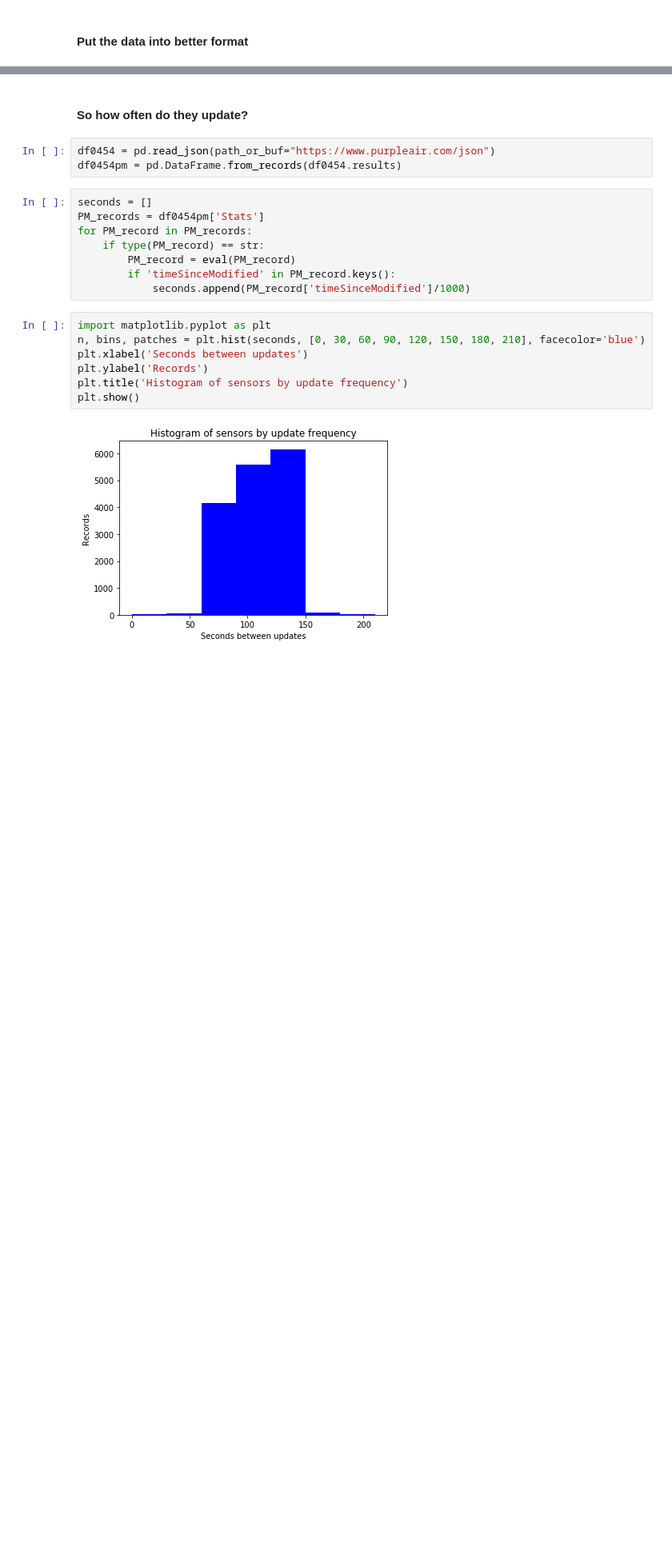
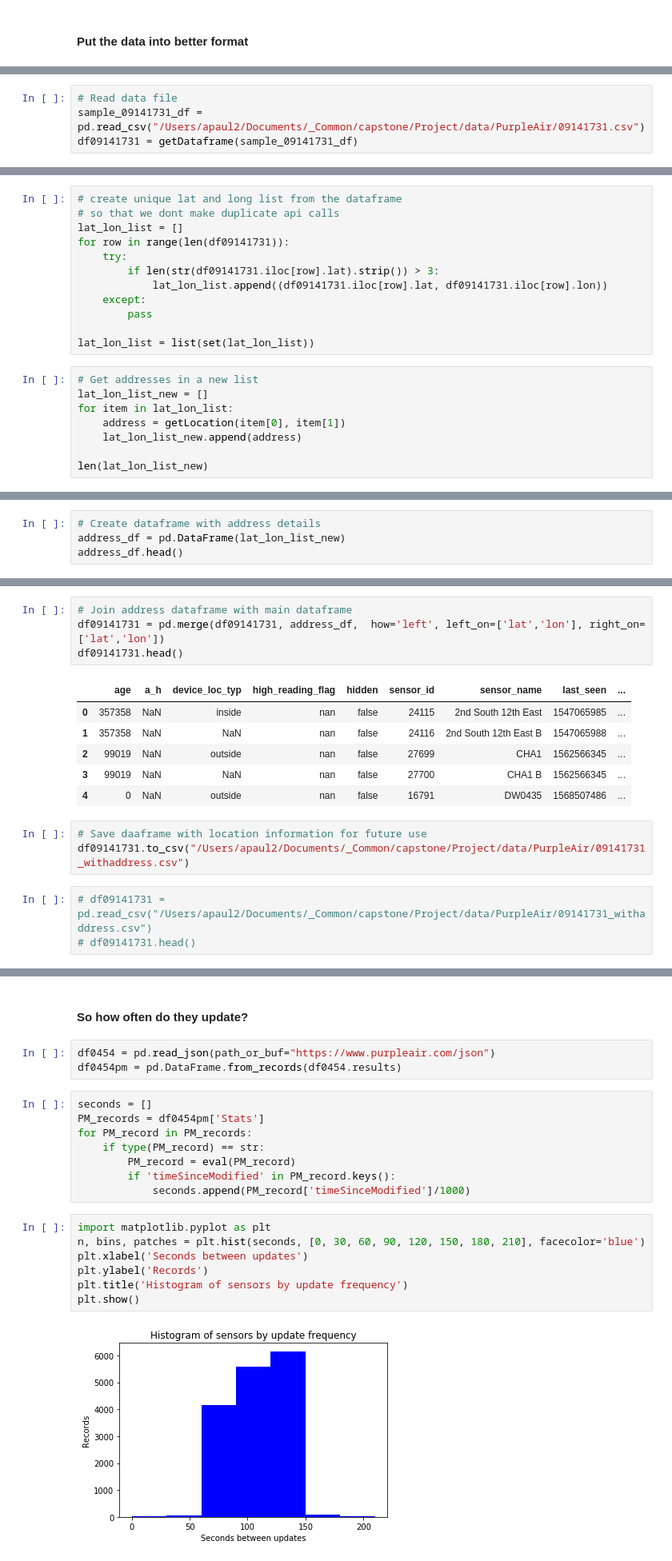
Before and after one commit to arnoldyb/air_pollution, a Jupyter notebook: initial_looks/PurpleAir_initial_look.ipynb, the cells around one changed output, grey strips where cells are left out. Shown at 80% size. Drawn from its saved outputs; the diff is of its cells as text; blank space fills up the shorter version.

```diff
--- a/initial_looks/PurpleAir_initial_look.ipynb
+++ b/initial_looks/PurpleAir_initial_look.ipynb
@@ -258,0 +246,4 @@ There are 17388 sensors total, and 10 have new data after one minute.
+# %%
+# Read data file
+sample_09141731_df = pd.read_csv("/Users/apaul2/Documents/_Common/capstone/Project/data/PurpleAir/09141731.csv")
+df09141731 = getDataframe(sample_09141731_df)
@@ -258,0 +281,20 @@ There are 17388 sensors total, and 10 have new data after one minute.
+# %%
+# create unique lat and long list from the dataframe
+# so that we dont make duplicate api calls
+lat_lon_list = []
+for row in range(len(df09141731)):
+    try:
+        if len(str(df09141731.iloc[row].lat).strip()) > 3:
+            lat_lon_list.append((df09141731.iloc[row].lat, df09141731.iloc[row].lon))
+    except:
+        pass
+
+lat_lon_list = list(set(lat_lon_list))
+# %%
+# Get addresses in a new list
+lat_lon_list_new = []
+for item in lat_lon_list:
+    address = getLocation(item[0], item[1])
+    lat_lon_list_new.append(address)
+
+len(lat_lon_list_new)
@@ -258,0 +303,4 @@ There are 17388 sensors total, and 10 have new data after one minute.
+# %%
+# Create dataframe with address details
+address_df = pd.DataFrame(lat_lon_list_new)
+address_df.head()
@@ -258,0 +314,17 @@ There are 17388 sensors total, and 10 have new data after one minute.
+# %%
+# Join address dataframe with main dataframe
+df09141731 = pd.merge(df09141731, address_df,  how='left', left_on=['lat','lon'], right_on=['lat','lon'])
+df09141731.head()
+# %% [output]
+|  | age | a_h | device_loc_typ | high_reading_flag | hidden | sensor_id | sensor_name | last_seen | ... |
+| 0 | 357358 | NaN | inside | nan | false | 24115 | 2nd South 12th East | 1547065985 | ... |
+| 1 | 357358 | NaN | NaN | nan | false | 24116 | 2nd South 12th East B | 1547065988 | ... |
+| 2 | 99019 | NaN | outside | nan | false | 27699 | CHA1 | 1562566345 | ... |
+| 3 | 99019 | NaN | NaN | nan | false | 27700 | CHA1 B | 1562566345 | ... |
+| 4 | 0 | NaN | outside | nan | false | 16791 | DW0435 | 1568507486 | ... |
+# %%
+# Save daaframe with location information for future use
+df09141731.to_csv("/Users/apaul2/Documents/_Common/capstone/Project/data/PurpleAir/09141731_withaddress.csv")
+# %%
+# df09141731 = pd.read_csv("/Users/apaul2/Documents/_Common/capstone/Project/data/PurpleAir/09141731_withaddress.csv")
+# df09141731.head()
```
Also changed, not shown: parts of 70 cells of this notebook.
